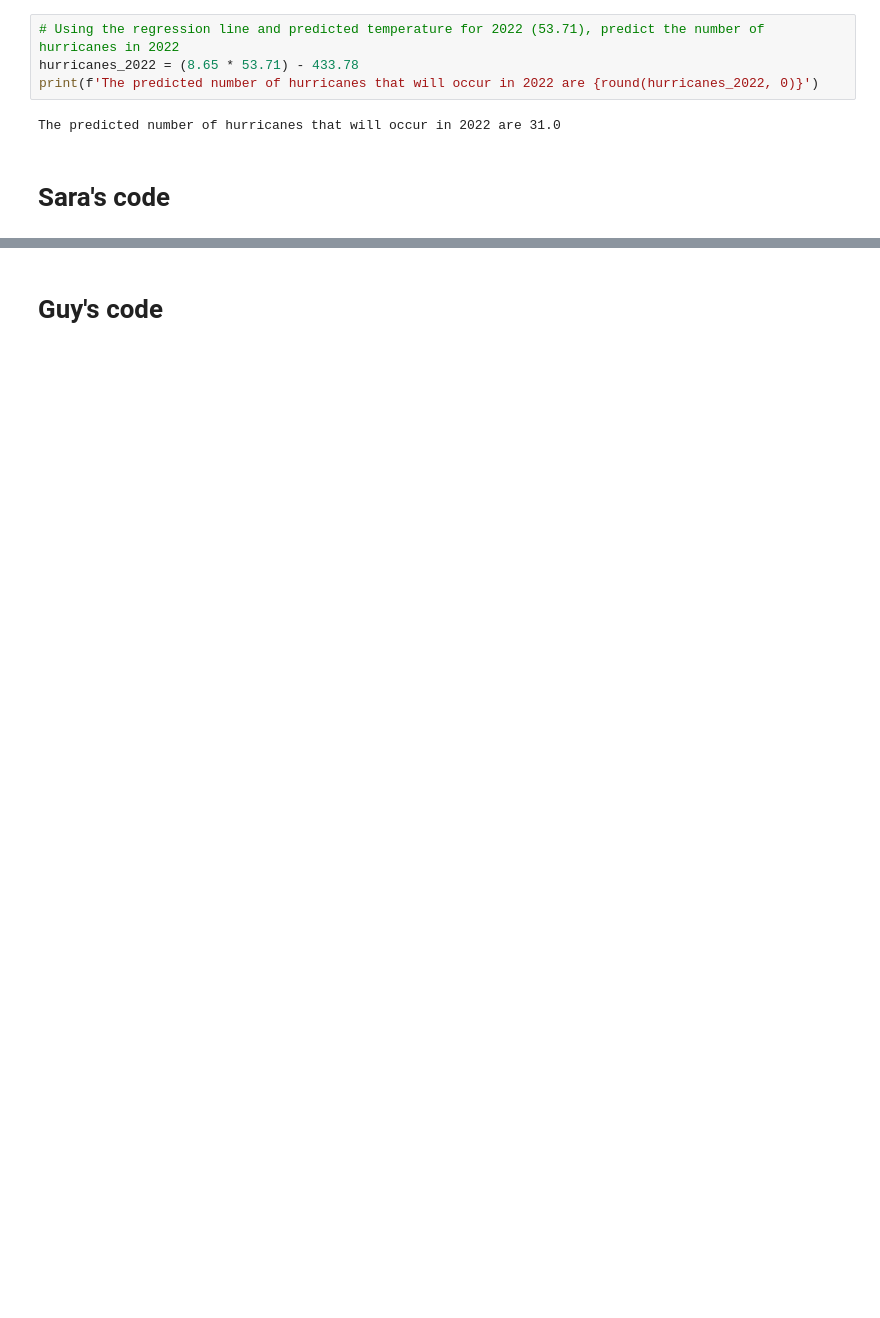
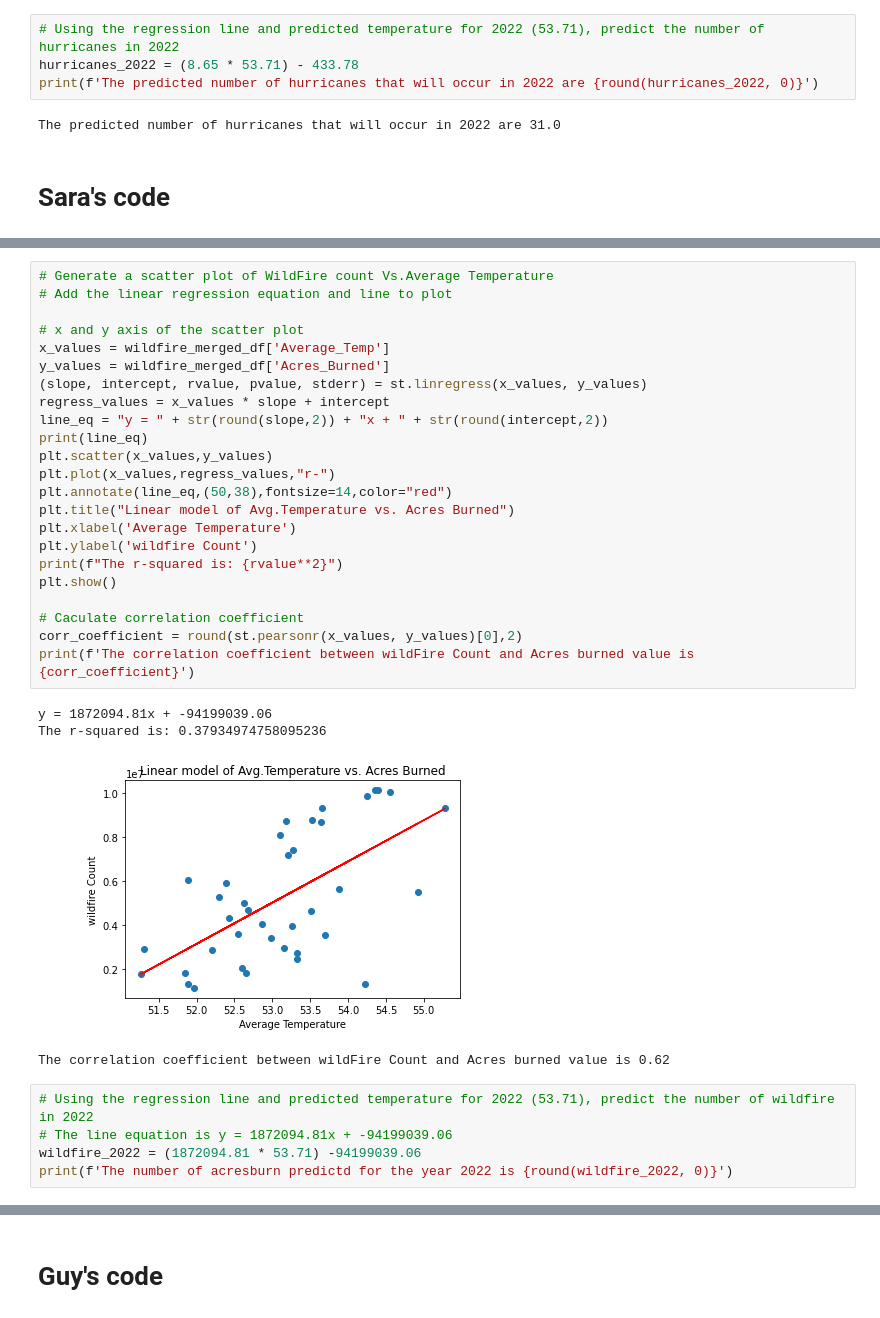
Before and after one commit to SaradhaRam/Climatechange-Extreme-Weather-Analysis, a Jupyter notebook: Final_Combined_Notebook.ipynb, the cells around one changed output, grey strips where cells are left out. Drawn from its saved outputs; the diff is of its cells as text; blank space fills up the shorter version.

```diff
--- a/Final_Combined_Notebook.ipynb
+++ b/Final_Combined_Notebook.ipynb
@@ -211,0 +300,33 @@ The predicted number of hurricanes that will occur in 2022 are 31.0
+# %%
+# Generate a scatter plot of WildFire count Vs.Average Temperature
+# Add the linear regression equation and line to plot
+
+# x and y axis of the scatter plot
+x_values = wildfire_merged_df['Average_Temp']
+y_values = wildfire_merged_df['Acres_Burned']
+(slope, intercept, rvalue, pvalue, stderr) = st.linregress(x_values, y_values)
+regress_values = x_values * slope + intercept
+line_eq = "y = " + str(round(slope,2)) + "x + " + str(round(intercept,2))
+print(line_eq)
+plt.scatter(x_values,y_values)
+plt.plot(x_values,regress_values,"r-")
+plt.annotate(line_eq,(50,38),fontsize=14,color="red")
+plt.title("Linear model of Avg.Temperature vs. Acres Burned")
+plt.xlabel('Average Temperature')
+plt.ylabel('wildfire Count')
+print(f"The r-squared is: {rvalue**2}")
+plt.show()
+
+# Caculate correlation coefficient
+corr_coefficient = round(st.pearsonr(x_values, y_values)[0],2)
+print(f'The correlation coefficient between wildFire Count and Acres burned value is {corr_coefficient}')
+# %% [output]
+y = 1872094.81x + -94199039.06
+The r-squared is: 0.37934974758095236
+[figure, added]
+The correlation coefficient between wildFire Count and Acres burned value is 0.62
+# %%
+# Using the regression line and predicted temperature for 2022 (53.71), predict the number of wildfire in 2022
+# The line equation is y = 1872094.81x + -94199039.06
+wildfire_2022 = (1872094.81 * 53.71) -94199039.06
+print(f'The number of acresburn predictd for the year 2022 is {round(wildfire_2022, 0)}')
```
Also changed, not shown: parts of 10 cells of this notebook.
